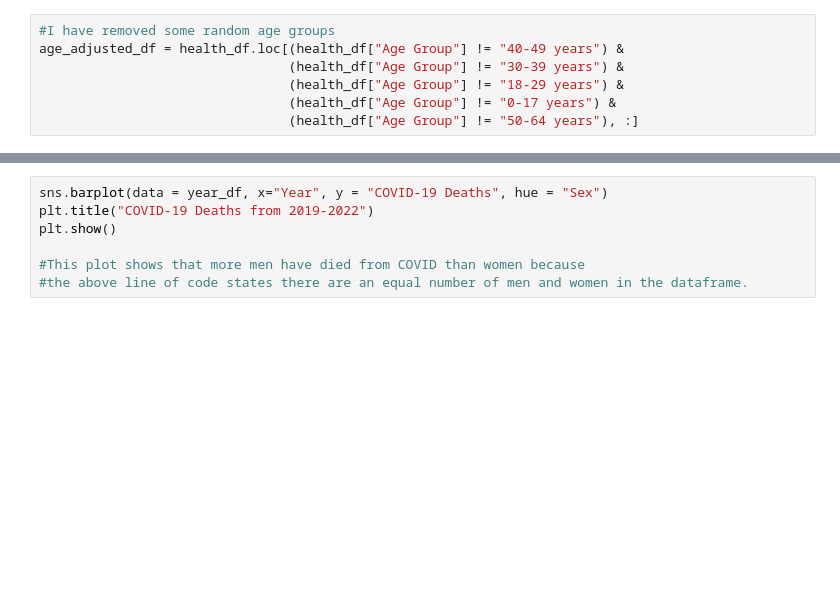
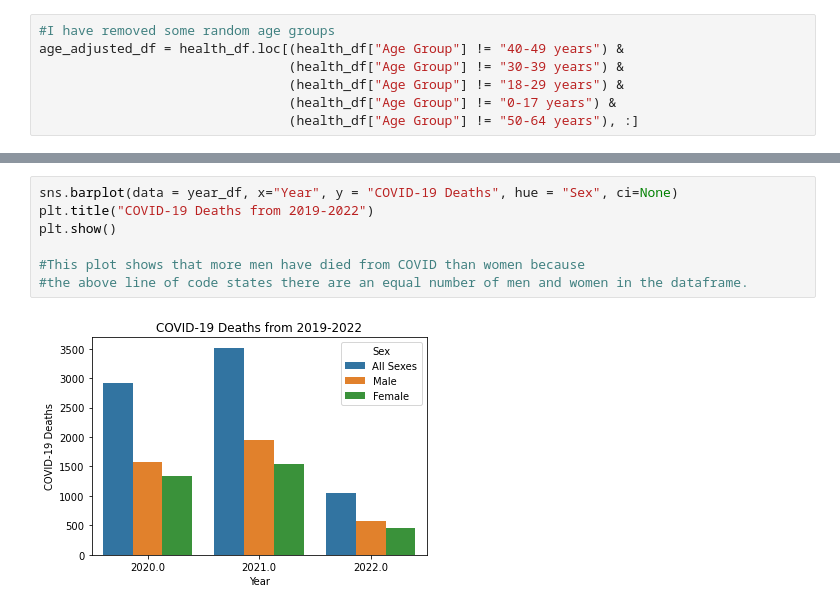
Before and after one commit to valputla/InfectionDataAnalysis, a Jupyter notebook: Dataset.ipynb, the cells around one changed output, grey strips where cells are left out. Cells and saved outputs as stored; diff of their text form; blank space fills up the shorter version.

Commit message:
Cleaned up visuals.

```diff
--- a/Dataset.ipynb
+++ b/Dataset.ipynb
@@ -90,10 +121,12 @@ print(f"There are {women.count()} women in the dataframe.")
 # %%
-sns.barplot(data = year_df, x="Year", y = "COVID-19 Deaths", hue = "Sex")
+sns.barplot(data = year_df, x="Year", y = "COVID-19 Deaths", hue = "Sex", ci=None)
 plt.title("COVID-19 Deaths from 2019-2022")
 plt.show()
 
 #This plot shows that more men have died from COVID than women because
 #the above line of code states there are an equal number of men and women in the dataframe.
+# %% [output]
+[figure, added]
 # %%
 #The most COVID deaths occurred in Dec 2020 and Jan 2021.
 #From Feb - Jun 2021, there was a steady decline as vaccines became available.
```
Also changed, not shown: parts of 7 cells of this notebook.
